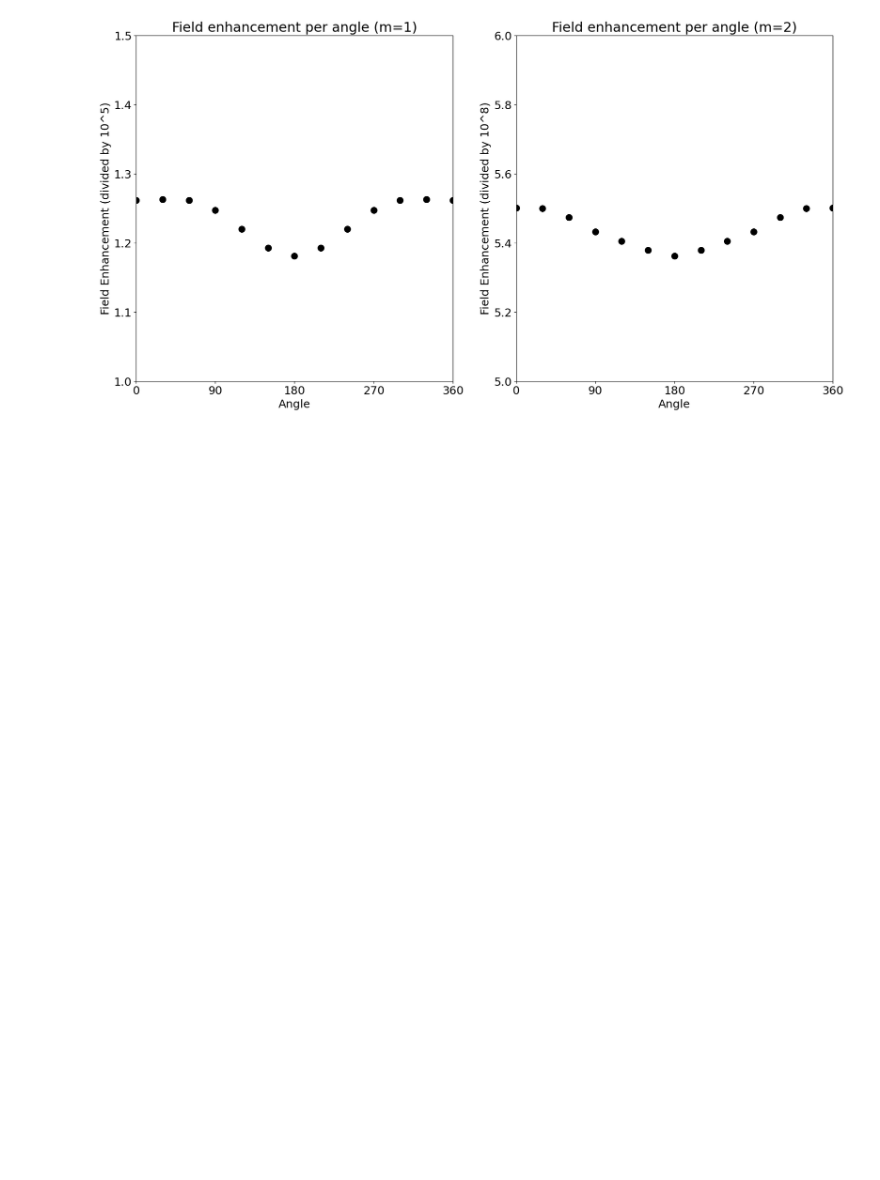
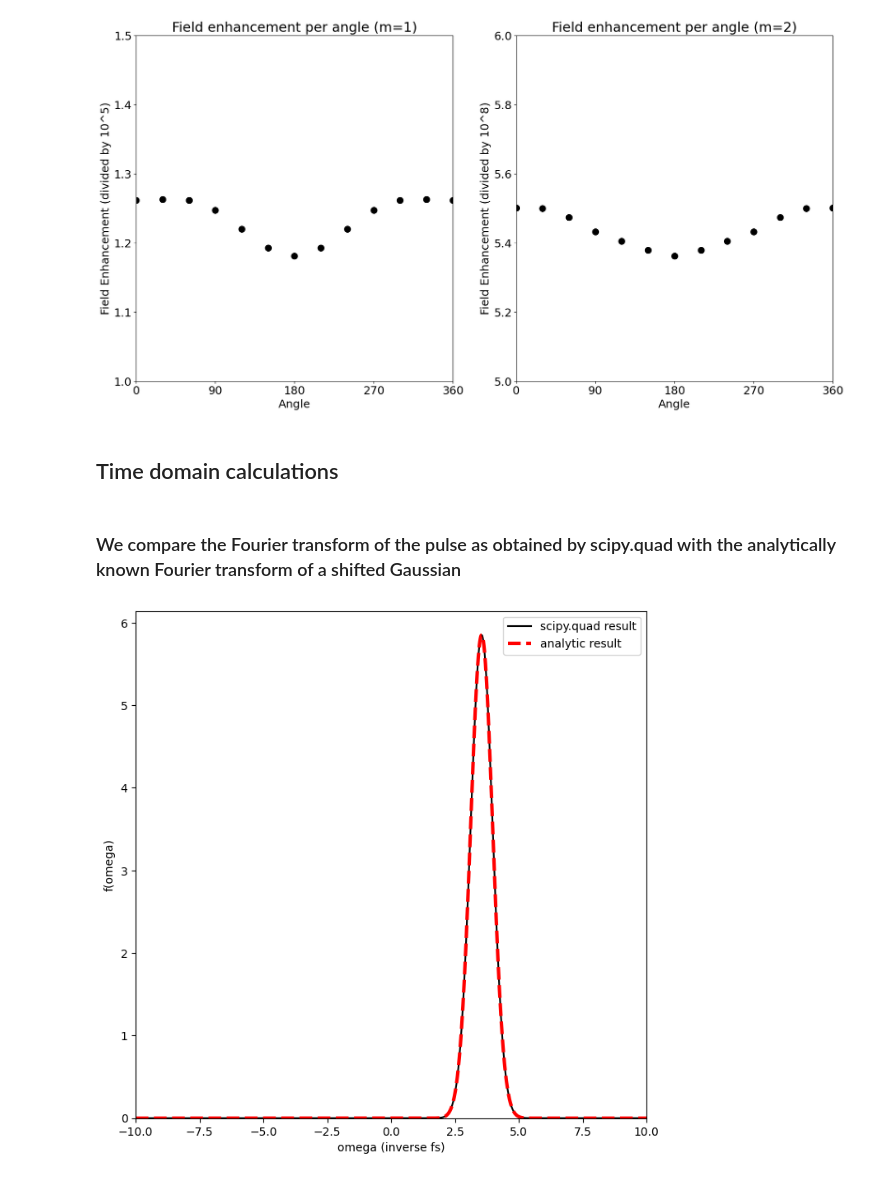
Before and after one commit to AliGhorashiCMT/Coherent-Perfect-Absorption, a Jupyter notebook: cylinders/Passive sink plane waves and time domain.ipynb, the cells around one changed output. Saved outputs shown, nothing was run; the diff lists cells and outputs as text; code cells hidden in the pictures; blank space fills up the shorter version.

Commit message:
time domain calculations

```diff
--- a/cylinders/Passive sink plane waves and time domain.ipynb
+++ b/cylinders/Passive sink plane waves and time domain.ipynb
@@ -165,3 +166,31 @@ ax1.set_title("Field enhancement per angle (m=1)")
 ax2.set_title("Field enhancement per angle (m=2)");
 # %% [output]
 [figure]
+# %% [markdown]
+## Time domain calculations
+# %%
+sigma_t = 3.3/sqrt(2) # Width of the Gaussian in the time domain (in femtoseconds)
+sigma_omega = 1/sigma_t
+def gaussian_pulse(t):
+    return exp(-t**2/(2*sigma_t**2))
+# %%
+N = 1000
+omegas = linspace(-10, 10, N)
+c = 300 # speed of light in nm/fs
+lambda_air = 532
+omega_c = 2*pi*c/532
+fourier_transform_quad = [quad(lambda t: cos((omega-omega_c)*t)*gaussian_pulse(t), -10, 10)[0] for omega in omegas]
+fourier_transform_analytic = (sqrt(2*pi)/sigma_omega)*exp(-(omegas-omega_c)**2/(2*sigma_omega**2))
+# %% [markdown]
+### We compare the Fourier transform of the pulse as obtained by scipy.quad with the analytically known Fourier transform of a shifted Gaussian
+# %%
+fig, ax = plt.subplots(figsize=(8, 8))
+ax.plot(omegas, fourier_transform_quad, color="black", label="scipy.quad result")
+ax.plot(omegas, fourier_transform_analytic, linestyle="dashed", linewidth=3, color="red", label="analytic result");
+ax.legend();
+ax.set_xlim(omegas.min(), omegas.max());
+ax.set_ylim(0, None);
+ax.set_xlabel("omega (inverse fs)");
+ax.set_ylabel("f(omega)");
+# %% [output]
+[figure, added]
```
Also changed, not shown: parts of 12 cells of this notebook.
